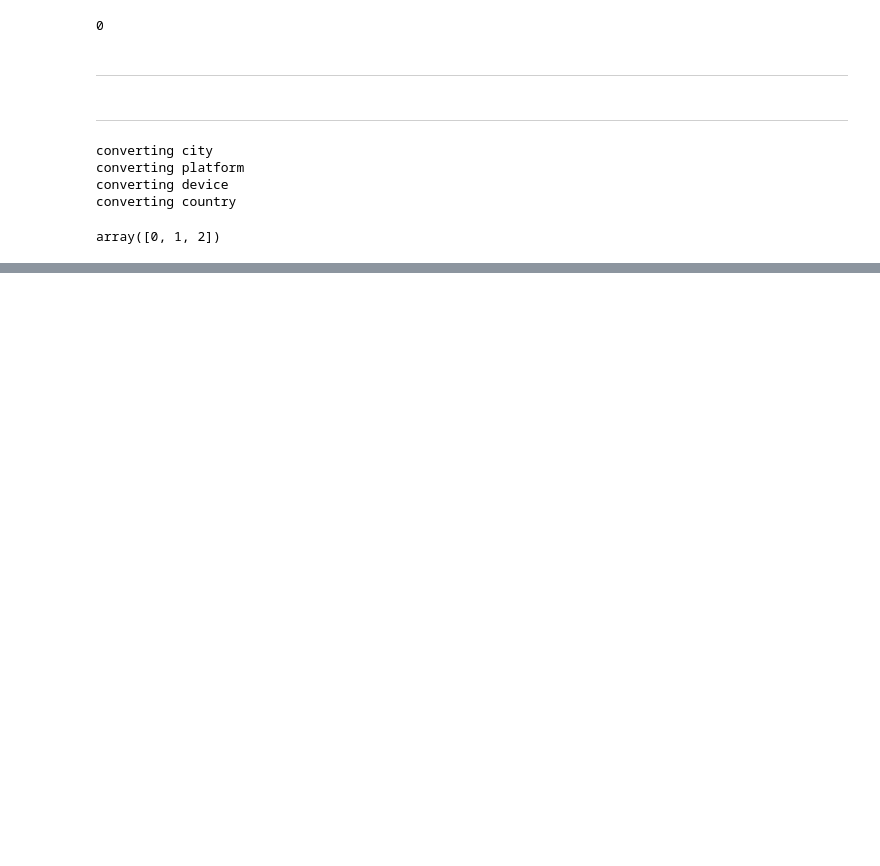
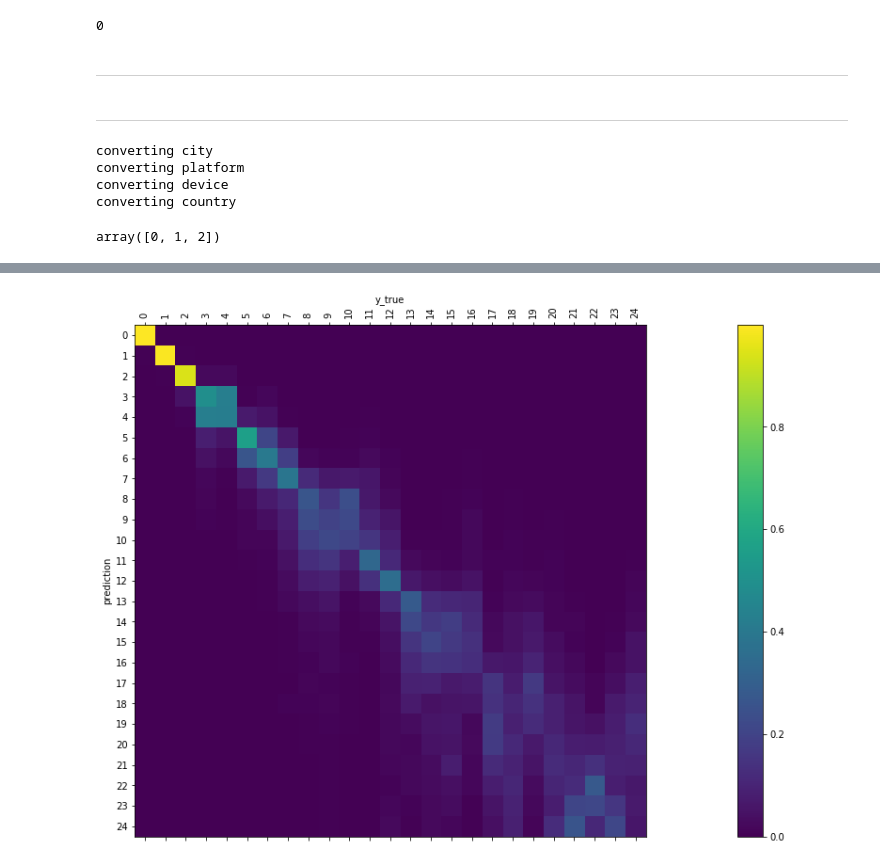
Before and after one commit to samshipengs/naps, a Jupyter notebook: NN-no_embeddings.ipynb, the cells around one changed output, grey strips where cells are left out. Saved outputs shown, nothing was run; the diff lists cells and outputs as text; code cells hidden in the pictures; blank space fills up the shorter version.

```diff
--- a/NN-no_embeddings.ipynb
+++ b/NN-no_embeddings.ipynb
@@ -601,0 +688,4 @@ _ = plt.legend()
+# %%
+mat = confusion_matrix(trn_pred_label, y_trn, normalize='row')
+# %% [output]
+[figure, added]
```
Also changed, not shown: parts of 37 cells of this notebook, 2 other files.
